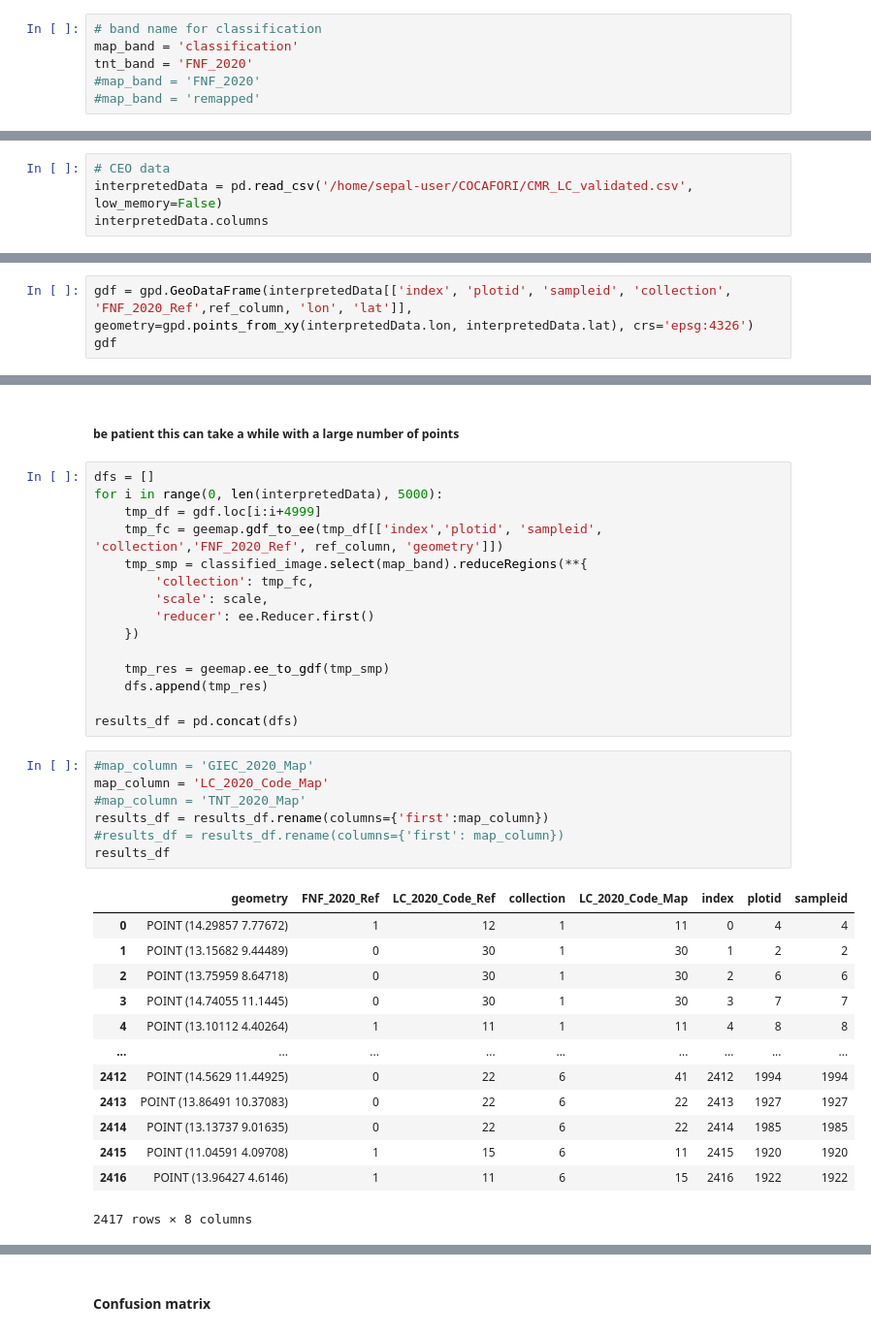
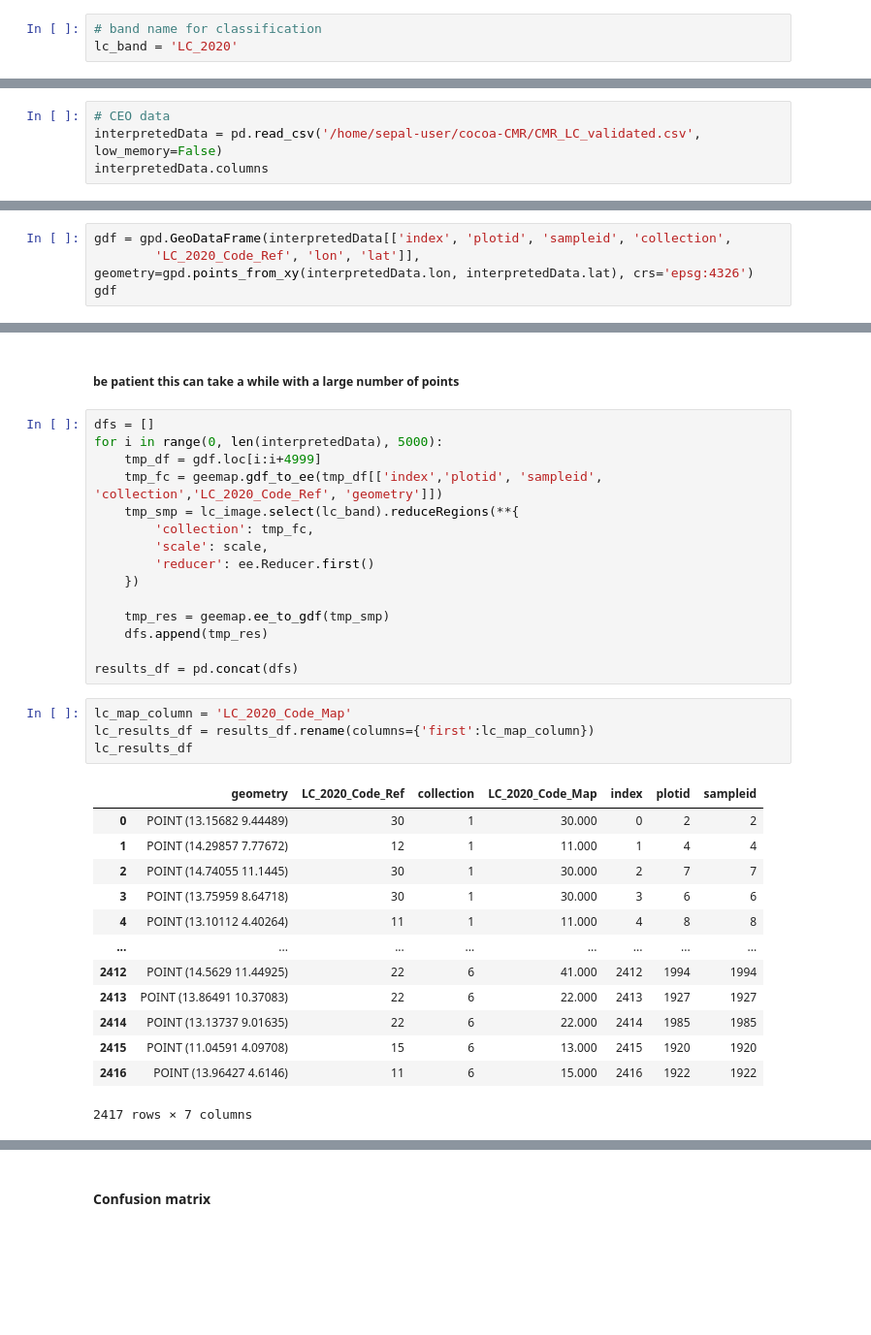
Before and after one commit to aurelgrooves/cocoa-CMR, a Jupyter notebook: LC_accuracy/2. LC_accuracy_assessment.ipynb, the cells around one changed output, grey strips where cells are left out. Shown at 97% size. Drawn from its saved outputs; the diff is of its cells as text; blank space fills up the shorter version.

```diff
--- a/LC_accuracy/2. LC_accuracy_assessment.ipynb
+++ b/LC_accuracy/2. LC_accuracy_assessment.ipynb
@@ -27,9 +24,6 @@ tnt_image = ee.Image('projects/ee-cocoacmr/assets/outputs/CMR_TNTMMU_2020')
 scale = 10
 # %%
 # band name for classification
-map_band = 'classification'
-tnt_band = 'FNF_2020'
-#map_band = 'FNF_2020'
-#map_band = 'remapped'
+lc_band = 'LC_2020'
 # %%
 # list of class codes
@@ -39,6 +31,6 @@ labels = [11,12,13,14,15,21,22,30,41,42,50,60]
 # %%
 # CEO data
-interpretedData = pd.read_csv('/home/sepal-user/COCAFORI/CMR_LC_validated.csv', low_memory=False)
+interpretedData = pd.read_csv('/home/sepal-user/cocoa-CMR/CMR_LC_validated.csv', low_memory=False)
 interpretedData.columns
 # %% [output]
 Index(['index', 'plotid', 'sampleid', 'sample_internal_id', 'lon', 'lat',
@@ -120,6 +101,7 @@ print(areas_df)
 # %% [markdown]
 ### 3 - sample map with validation points
 # %%
-gdf = gpd.GeoDataFrame(interpretedData[['index', 'plotid', 'sampleid', 'collection', 'FNF_2020_Ref',ref_column, 'lon', 'lat']], geometry=gpd.points_from_xy(interpretedData.lon, interpretedData.lat), crs='epsg:4326')
+gdf = gpd.GeoDataFrame(interpretedData[['index', 'plotid', 'sampleid', 'collection',
+        'LC_2020_Code_Ref', 'lon', 'lat']], geometry=gpd.points_from_xy(interpretedData.lon, interpretedData.lat), crs='epsg:4326')
 gdf
 # %% [output]
@@ -142,8 +124,8 @@ gdf
 dfs = []
 for i in range(0, len(interpretedData), 5000):
     tmp_df = gdf.loc[i:i+4999]
-    tmp_fc = geemap.gdf_to_ee(tmp_df[['index','plotid', 'sampleid', 'collection','FNF_2020_Ref', ref_column, 'geometry']])
-    tmp_smp = classified_image.select(map_band).reduceRegions(**{
+    tmp_fc = geemap.gdf_to_ee(tmp_df[['index','plotid', 'sampleid', 'collection','LC_2020_Code_Ref', 'geometry']])
+    tmp_smp = lc_image.select(lc_band).reduceRegions(**{
         'collection': tmp_fc,
         'scale': scale,
         'reducer': ee.Reducer.first()
@@ -154,23 +136,20 @@ for i in range(0, len(interpretedData), 5000):
 
 results_df = pd.concat(dfs)
 # %%
-#map_column = 'GIEC_2020_Map'
-map_column = 'LC_2020_Code_Map'
-#map_column = 'TNT_2020_Map'
-results_df = results_df.rename(columns={'first':map_column})
-#results_df = results_df.rename(columns={'first': map_column})
-results_df
+lc_map_column = 'LC_2020_Code_Map'
+lc_results_df = results_df.rename(columns={'first':lc_map_column})
+lc_results_df
 # %% [output]
-|  | geometry | FNF_2020_Ref | LC_2020_Code_Ref | collection | LC_2020_Code_Map | index | plotid | sampleid |
-| 0 | POINT (14.29857 7.77672) | 1 | 12 | 1 | 11 | 0 | 4 | 4 |
-| 1 | POINT (13.15682 9.44489) | 0 | 30 | 1 | 30 | 1 | 2 | 2 |
-| 2 | POINT (13.75959 8.64718) | 0 | 30 | 1 | 30 | 2 | 6 | 6 |
-| 3 | POINT (14.74055 11.1445) | 0 | 30 | 1 | 30 | 3 | 7 | 7 |
-| 4 | POINT (13.10112 4.40264) | 1 | 11 | 1 | 11 | 4 | 8 | 8 |
-| ... | ... | ... | ... | ... | ... | ... | ... | ... |
-| 2412 | POINT (14.5629 11.44925) | 0 | 22 | 6 | 41 | 2412 | 1994 | 1994 |
-| 2413 | POINT (13.86491 10.37083) | 0 | 22 | 6 | 22 | 2413 | 1927 | 1927 |
-| 2414 | POINT (13.13737 9.01635) | 0 | 22 | 6 | 22 | 2414 | 1985 | 1985 |
-| 2415 | POINT (11.04591 4.09708) | 1 | 15 | 6 | 11 | 2415 | 1920 | 1920 |
-| 2416 | POINT (13.96427 4.6146) | 1 | 11 | 6 | 15 | 2416 | 1922 | 1922 |
+|  | geometry | LC_2020_Code_Ref | collection | LC_2020_Code_Map | index | plotid | sampleid |
+| 0 | POINT (13.15682 9.44489) | 30 | 1 | 30.000 | 0 | 2 | 2 |
+| 1 | POINT (14.29857 7.77672) | 12 | 1 | 11.000 | 1 | 4 | 4 |
+| 2 | POINT (14.74055 11.1445) | 30 | 1 | 30.000 | 2 | 7 | 7 |
+| 3 | POINT (13.75959 8.64718) | 30 | 1 | 30.000 | 3 | 6 | 6 |
+| 4 | POINT (13.10112 4.40264) | 11 | 1 | 11.000 | 4 | 8 | 8 |
+| ... | ... | ... | ... | ... | ... | ... | ... |
+| 2412 | POINT (14.5629 11.44925) | 22 | 6 | 41.000 | 2412 | 1994 | 1994 |
+| 2413 | POINT (13.86491 10.37083) | 22 | 6 | 22.000 | 2413 | 1927 | 1927 |
+| 2414 | POINT (13.13737 9.01635) | 22 | 6 | 22.000 | 2414 | 1985 | 1985 |
+| 2415 | POINT (11.04591 4.09708) | 15 | 6 | 13.000 | 2415 | 1920 | 1920 |
+| 2416 | POINT (13.96427 4.6146) | 11 | 6 | 15.000 | 2416 | 1922 | 1922 |
-2417 rows × 8 columns
+2417 rows × 7 columns
```
Also changed, not shown: parts of 34 cells of this notebook.
